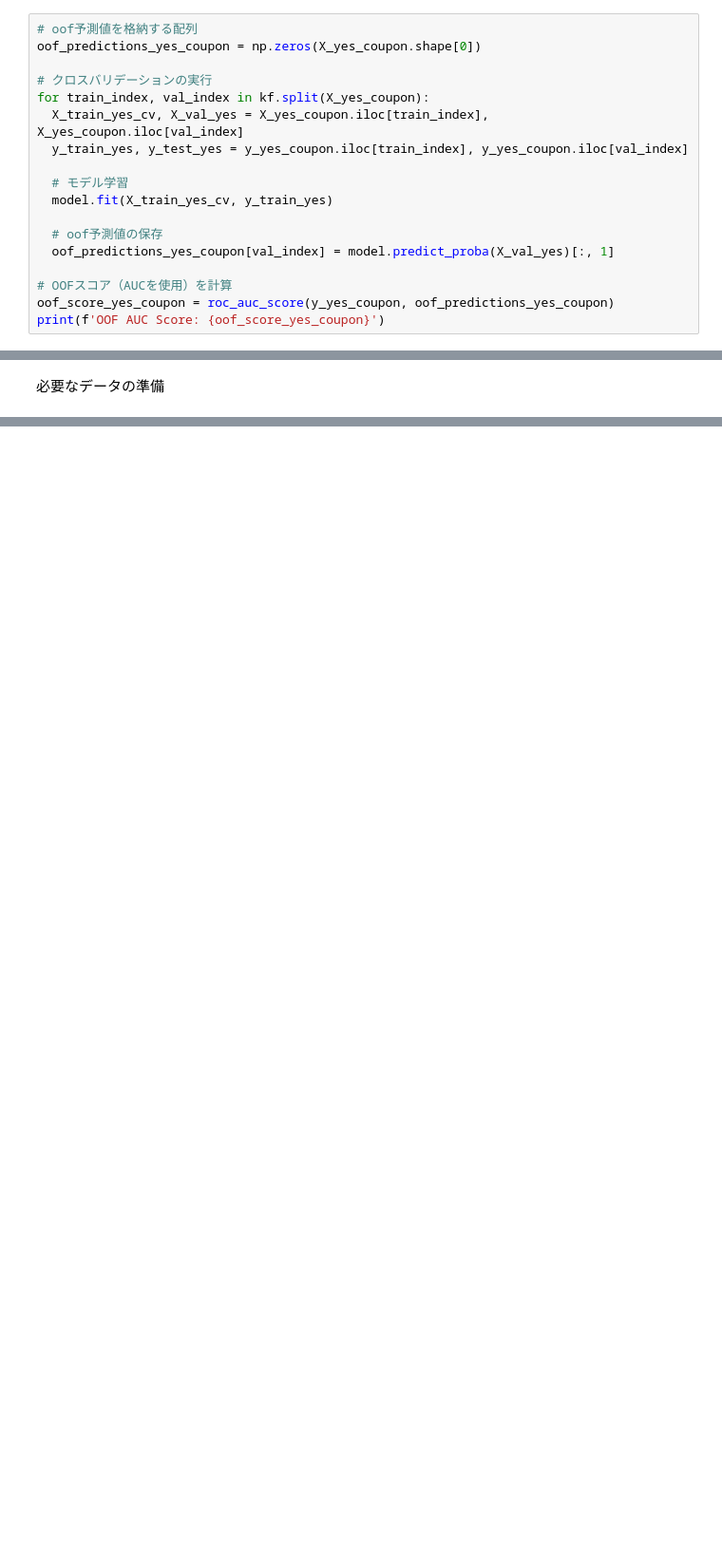
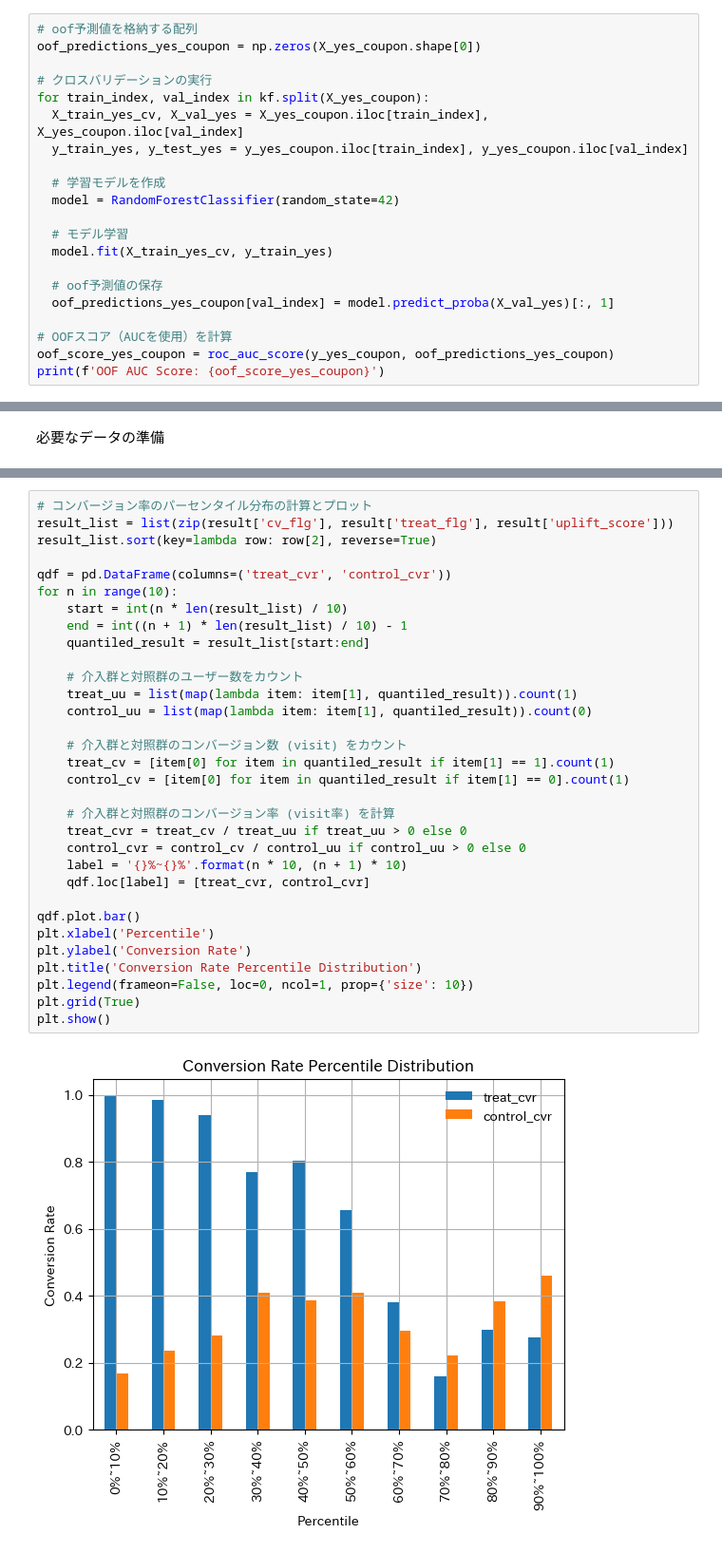
Before and after one commit to Lisankk/Dirisl_Phase2_PJT, a Jupyter notebook: calculate_auuc.ipynb, the cells around one changed output, grey strips where cells are left out. Shown at 95% size. Saved outputs shown, nothing was run; the diff lists cells and outputs as text; blank space fills up the shorter version.

```diff
--- a/calculate_auuc.ipynb
+++ b/calculate_auuc.ipynb
@@ -107,6 +128,9 @@ oof_predictions_yes_coupon = np.zeros(X_yes_coupon.shape[0])
 for train_index, val_index in kf.split(X_yes_coupon):
   X_train_yes_cv, X_val_yes = X_yes_coupon.iloc[train_index], X_yes_coupon.iloc[val_index]
   y_train_yes, y_test_yes = y_yes_coupon.iloc[train_index], y_yes_coupon.iloc[val_index]
+
+  # 学習モデルを作成
+  model = RandomForestClassifier(random_state=42)
 
   # モデル学習
   model.fit(X_train_yes_cv, y_train_yes)
@@ -375,0 +399,34 @@ plt.show()
+# %%
+# コンバージョン率のパーセンタイル分布の計算とプロット
+result_list = list(zip(result['cv_flg'], result['treat_flg'], result['uplift_score']))
+result_list.sort(key=lambda row: row[2], reverse=True)
+
+qdf = pd.DataFrame(columns=('treat_cvr', 'control_cvr'))
+for n in range(10):
+    start = int(n * len(result_list) / 10)
+    end = int((n + 1) * len(result_list) / 10) - 1
+    quantiled_result = result_list[start:end]
+
+    # 介入群と対照群のユーザー数をカウント
+    treat_uu = list(map(lambda item: item[1], quantiled_result)).count(1)
+    control_uu = list(map(lambda item: item[1], quantiled_result)).count(0)
+
+    # 介入群と対照群のコンバージョン数 (visit) をカウント
+    treat_cv = [item[0] for item in quantiled_result if item[1] == 1].count(1)
+    control_cv = [item[0] for item in quantiled_result if item[1] == 0].count(1)
+
+    # 介入群と対照群のコンバージョン率 (visit率) を計算
+    treat_cvr = treat_cv / treat_uu if treat_uu > 0 else 0
+    control_cvr = control_cv / control_uu if control_uu > 0 else 0
+    label = '{}%~{}%'.format(n * 10, (n + 1) * 10)
+    qdf.loc[label] = [treat_cvr, control_cvr]
+
+qdf.plot.bar()
+plt.xlabel('Percentile')
+plt.ylabel('Conversion Rate')
+plt.title('Conversion Rate Percentile Distribution')
+plt.legend(frameon=False, loc=0, ncol=1, prop={'size': 10})
+plt.grid(True)
+plt.show()
+# %% [output]
+[figure, added]
```
Also changed, not shown: parts of 12 cells of this notebook.
